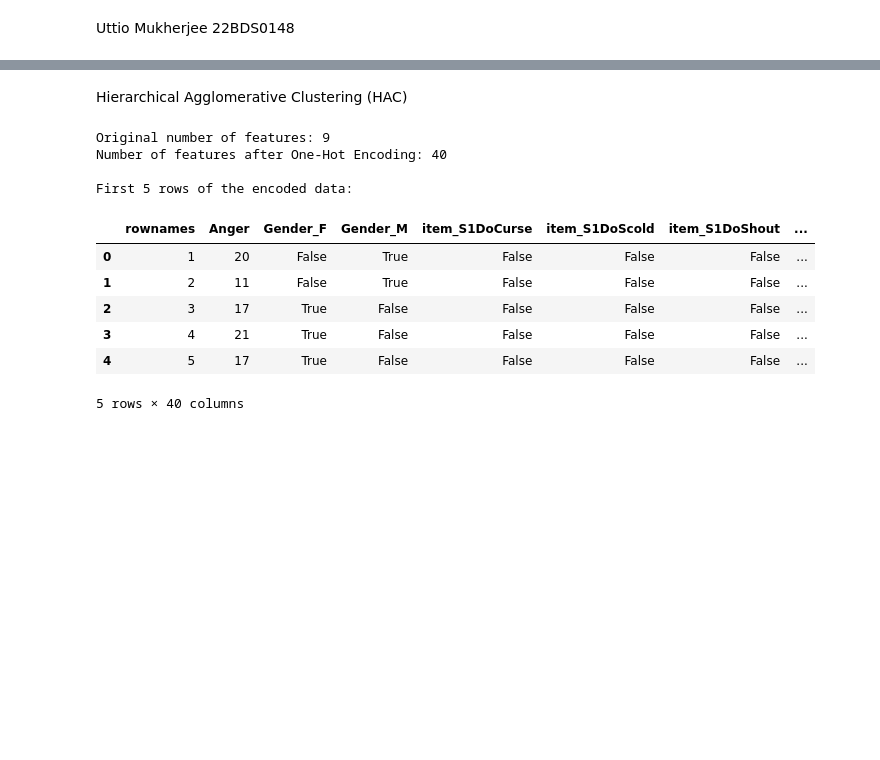
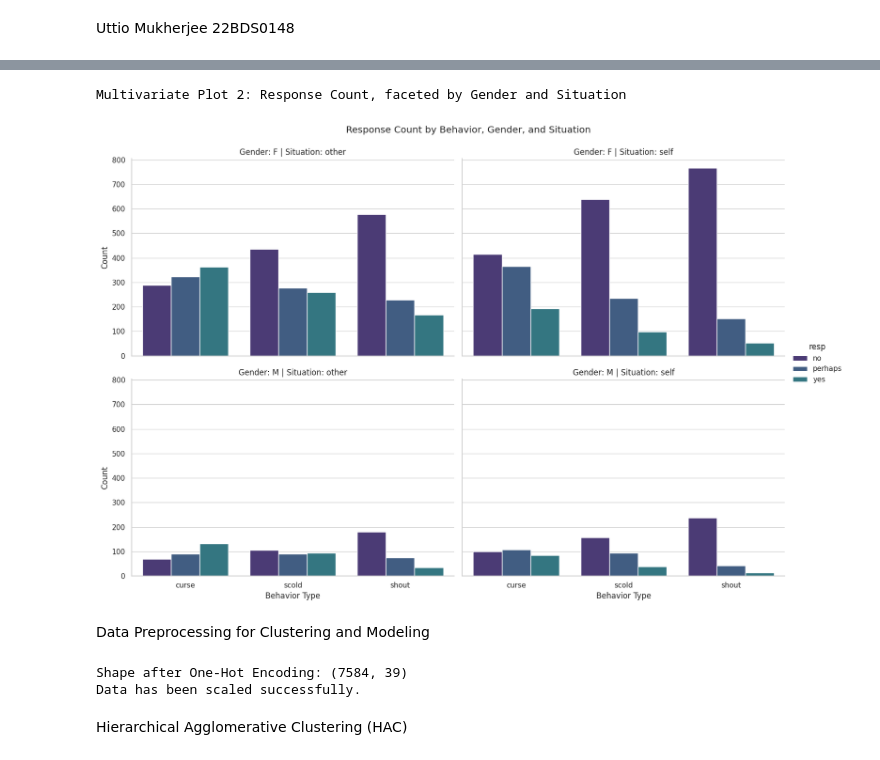
Before and after one commit to mukherjeeuttio/22BDS0148_EDA, a Jupyter notebook: 22BDS0148.ipynb, the cells around one changed output, grey strips where cells are left out. Saved outputs shown, nothing was run; the diff lists cells and outputs as text; code cells hidden in the pictures; blank space fills up the shorter version.

```diff
--- a/22BDS0148.ipynb
+++ b/22BDS0148.ipynb
@@ -287,2 +105,32 @@ from scipy.cluster.hierarchy import dendrogram, linkage
+# %%
+# Multivariate Plot 2: Response count, conditioned on Gender and Situation
+print("\nMultivariate Plot 2: Response Count, faceted by Gender and Situation")
+g = sns.catplot(x='btype', hue='resp', col='situ', row='Gender',
+                data=df, kind='count', height=5, aspect=1.5,
+                hue_order=['no', 'perhaps', 'yes'])
+g.fig.suptitle('Response Count by Behavior, Gender, and Situation', y=1.03)
+g.set_axis_labels("Behavior Type", "Count")
+g.set_titles("Gender: {row_name} | Situation: {col_name}")
+plt.show()
+# %% [output]
+Multivariate Plot 2: Response Count, faceted by Gender and Situation
+[figure, added]
+# %% [markdown]
+Data Preprocessing for Clustering and Modeling
+# %%
+# 1. Select features (exclude 'id' as it is an identifier)
+features_for_clustering = df.drop('id', axis=1)
+
+# 2. Apply One-Hot Encoding to the entire feature set
+df_encoded = pd.get_dummies(features_for_clustering)
+print(f"Shape after One-Hot Encoding: {df_encoded.shape}")
+
+# 3. Scale the data using StandardScaler
+scaler = StandardScaler()
+df_scaled = scaler.fit_transform(df_encoded)
+print("Data has been scaled successfully.")
+# %% [output]
+Shape after One-Hot Encoding: (7584, 39)
+Data has been scaled successfully.
 # %% [markdown]
 Hierarchical Agglomerative Clustering (HAC)
@@ -292,20 +136,0 @@ features_for_clustering = df.drop('id', axis=1)
-# %%
-# 2. Apply One-Hot Encoding to categorical features
-df_encoded = pd.get_dummies(features_for_clustering)
-
-print("Original number of features:", features_for_clustering.shape[1])
-print("Number of features after One-Hot Encoding:", df_encoded.shape[1])
-print("\nFirst 5 rows of the encoded data:")
-display(df_encoded.head())
-# %% [output]
-Original number of features: 9
-Number of features after One-Hot Encoding: 40
-
-First 5 rows of the encoded data:
-|  | rownames | Anger | Gender_F | Gender_M | item_S1DoCurse | item_S1DoScold | item_S1DoShout | ... |
-| 0 | 1 | 20 | False | True | False | False | False | ... |
-| 1 | 2 | 11 | False | True | False | False | False | ... |
-| 2 | 3 | 17 | True | False | False | False | False | ... |
-| 3 | 4 | 21 | True | False | False | False | False | ... |
-| 4 | 5 | 17 | True | False | False | False | False | ... |
-5 rows × 40 columns
```
Also changed, not shown: parts of 62 cells of this notebook.
